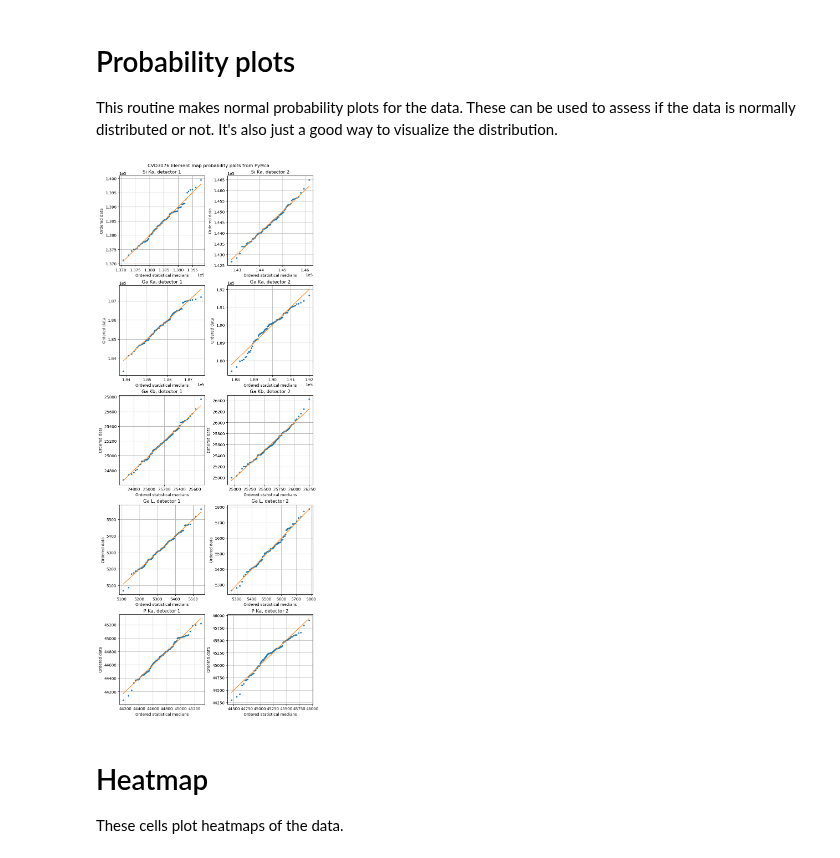
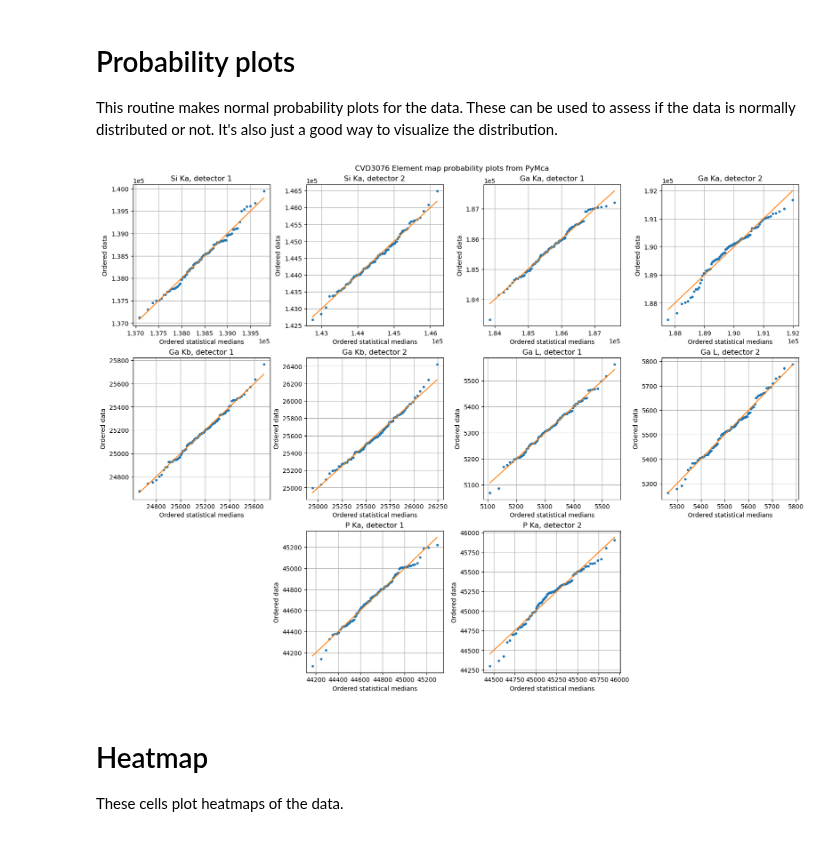
Before and after one commit to ELFREELAND/xrf-thickness-studies, a Jupyter notebook: batch_processor_pymca.ipynb, the cells around one changed output. Drawn from its saved outputs; the diff is of its cells as text; code cells hidden in the pictures.

Commit message:
changed figure format in pymca processor
changed from 5 row 2 column to 3 row 4 column so it's less tall

```diff
--- a/batch_processor_pymca.ipynb
+++ b/batch_processor_pymca.ipynb
@@ -275,39 +275,45 @@ This routine makes normal probability plots for the data. These can be used to a
 # %%
 def probPlot(ax, dat, title):
 
     osm, osr = stats.probplot(dat, (np.average(dat), np.std(dat)), dist="norm", fit=False)
     ax.plot(osm, osr, ".") #plot data
     ax.plot(osm, osm, "-") #plot line y=x
     ax.grid(True)
     ax.ticklabel_format(scilimits=(-5,5))
     ax.set_title(title)
     ax.set_xlabel("Ordered statistical medians")
     ax.set_ylabel("Ordered data")
 
-f, axs = plt.subplots(nrows=5, ncols = 2, figsize = (8, 20), layout="constrained")
+f, axs = plt.subplots(nrows = 3, ncols = 4, figsize = (16, 12), layout="constrained")
 
 probPlot(axs[0][0], vec["Si_ka_d1"], "Si Ka, detector 1")
 probPlot(axs[0][1], vec["Si_ka_d2"], "Si Ka, detector 2")
 
-probPlot(axs[1][0], vec["Ga_ka_d1"], "Ga Ka, detector 1")
-probPlot(axs[1][1], vec["Ga_ka_d2"], "Ga Ka, detector 2")
+probPlot(axs[0][2], vec["Ga_ka_d1"], "Ga Ka, detector 1")
+probPlot(axs[0][3], vec["Ga_ka_d2"], "Ga Ka, detector 2")
 
-probPlot(axs[2][0], vec["Ga_kb_d1"], "Ga Kb, detector 1")
-probPlot(axs[2][1], vec["Ga_kb_d2"], "Ga Kb, detector 2")
+probPlot(axs[1][0], vec["Ga_kb_d1"], "Ga Kb, detector 1")
+probPlot(axs[1][1], vec["Ga_kb_d2"], "Ga Kb, detector 2")
 
-probPlot(axs[3][0], vec["Ga_l_d1"], "Ga L, detector 1")
-probPlot(axs[3][1], vec["Ga_l_d2"], "Ga L, detector 2")
+probPlot(axs[1][2], vec["Ga_l_d1"], "Ga L, detector 1")
+probPlot(axs[1][3], vec["Ga_l_d2"], "Ga L, detector 2")
 
-probPlot(axs[4][0], vec["P_ka_d1"], "P Ka, detector 1")
-probPlot(axs[4][1], vec["P_ka_d2"], "P Ka, detector 2")
+probPlot(axs[2][1], vec["P_ka_d1"], "P Ka, detector 1")
+probPlot(axs[2][2], vec["P_ka_d2"], "P Ka, detector 2")
+
+axs[2][0].set_axis_off()
+axs[2][0].set_frame_on(False)
+
+axs[2][3].set_axis_off()
+axs[2][3].set_frame_on(False)
 
 f.suptitle(sample_name + " Element map probability plots from " + source)
 
 plt.savefig("./" + path_label + "_map/results_out/" + path_label + "_prob_plots_" + source + ".png",
             dpi="figure",
             format="png")
 # %% [output]
-[figure, old version]
+[figure, new version]
 # %% [markdown]
 # Heatmap
 These cells plot heatmaps of the data.
```
Also changed, not shown: parts of 2 cells of this notebook, 3 other files.
